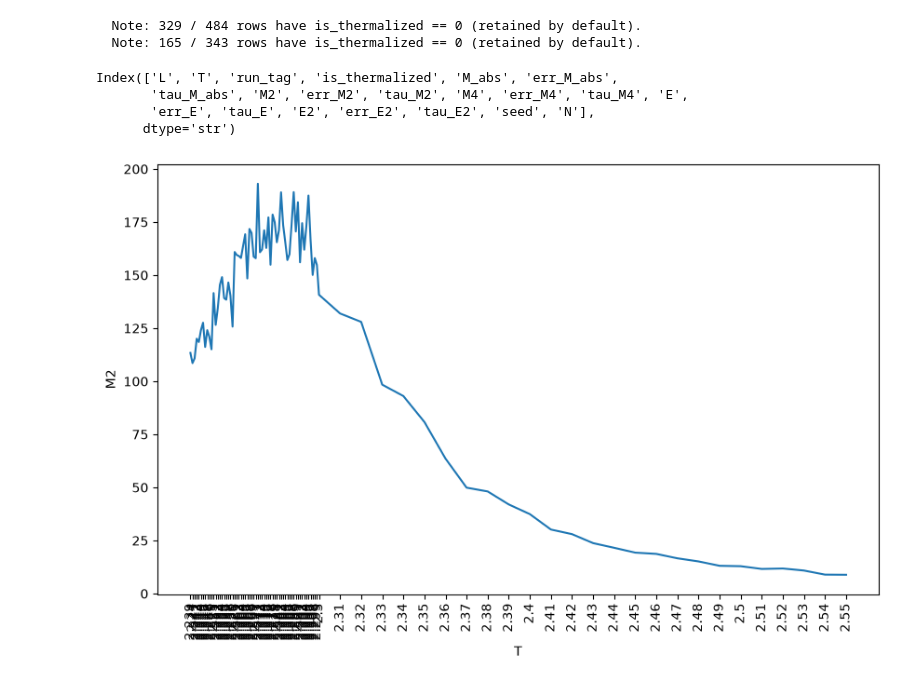
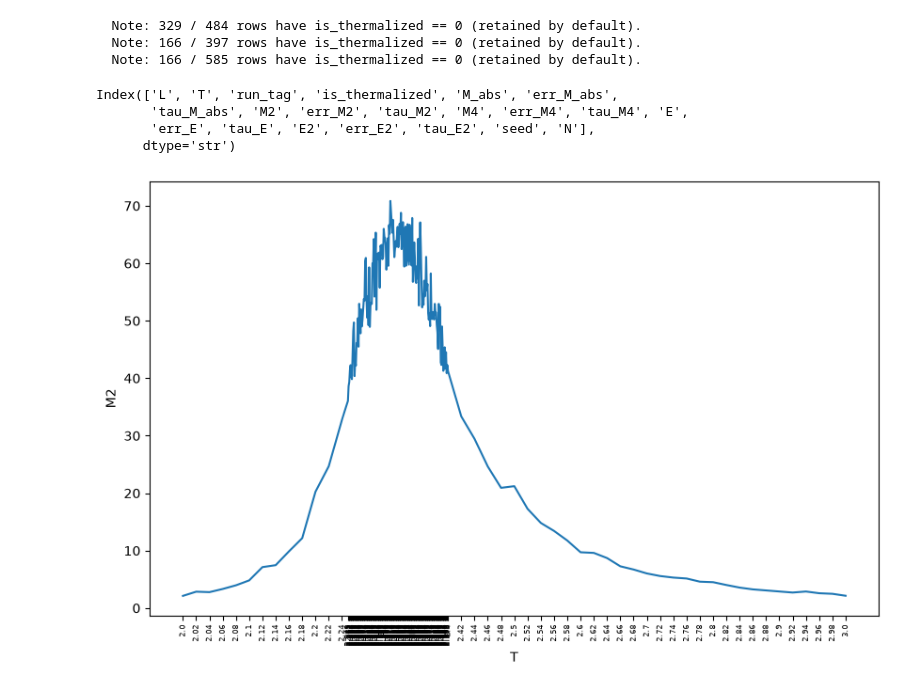
Before and after one commit to stevelonny/ising, a Jupyter notebook: analisi.ipynb, the cells around one changed output. Drawn from its saved outputs; the diff is of its cells as text; code cells hidden in the pictures.

```diff
--- a/analisi.ipynb
+++ b/analisi.ipynb
@@ -6,9 +6,11 @@ from IPython.display import display
 # %%
 df_raw_obc= load("master_results_obc.csv")
 df_raw_pbc= load("master_results_pbc.csv")
+df_raw_fixup= load("master_results_fixup.csv")
 # %% [output]
   Note: 329 / 484 rows have is_thermalized == 0 (retained by default).
-  Note: 165 / 343 rows have is_thermalized == 0 (retained by default).
+  Note: 166 / 397 rows have is_thermalized == 0 (retained by default).
+  Note: 166 / 585 rows have is_thermalized == 0 (retained by default).
 # %%
 display(df_raw_pbc.columns)
 # %% [output]
@@ -18,16 +20,16 @@ Index(['L', 'T', 'run_tag', 'is_thermalized', 'M_abs', 'err_M_abs',
       dtype='str')
 # %%
 fig, ax = plt.subplots(figsize=(10, 6))
-df_graph = df_raw_pbc[df_raw_pbc["L"] == 64].sort_values("T")
+df_graph = df_raw_fixup[df_raw_fixup["L"] == 64].sort_values("T")
 ax.plot(df_graph["T"], df_graph["tau_M2"])
 ax.set_xlabel("T")
 # set ticks to be at the same position as the data points
 ax.set_xticks(df_graph["T"])
-ax.set_xticklabels(df_graph["T"], rotation=90)
+ax.set_xticklabels(df_graph["T"], rotation=90, size=6)
 ax.set_ylabel("M2")
 plt.show()
 # %% [output]
-[figure, old version]
+[figure, new version]
 # %%
 # prune outliers
 df_raw_obc = df_raw_obc[~((df_raw_obc["L"] == 1024) & (df_raw_obc["T"].isin([2.11, 2.12, 2.15, 2.19, 2.22, 2.23])))]
```
Also changed, not shown: parts of 4 cells of this notebook, 10 other files.
